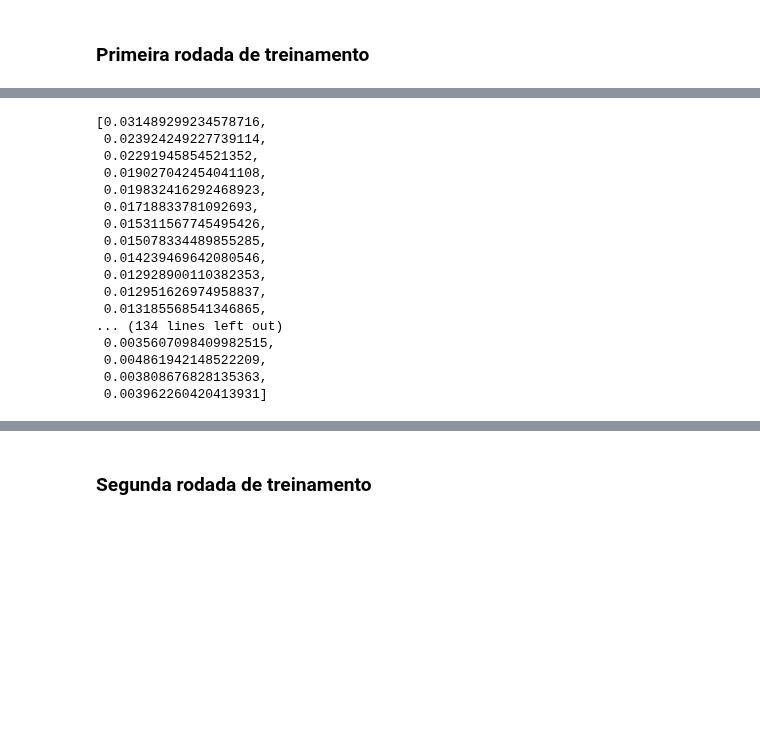
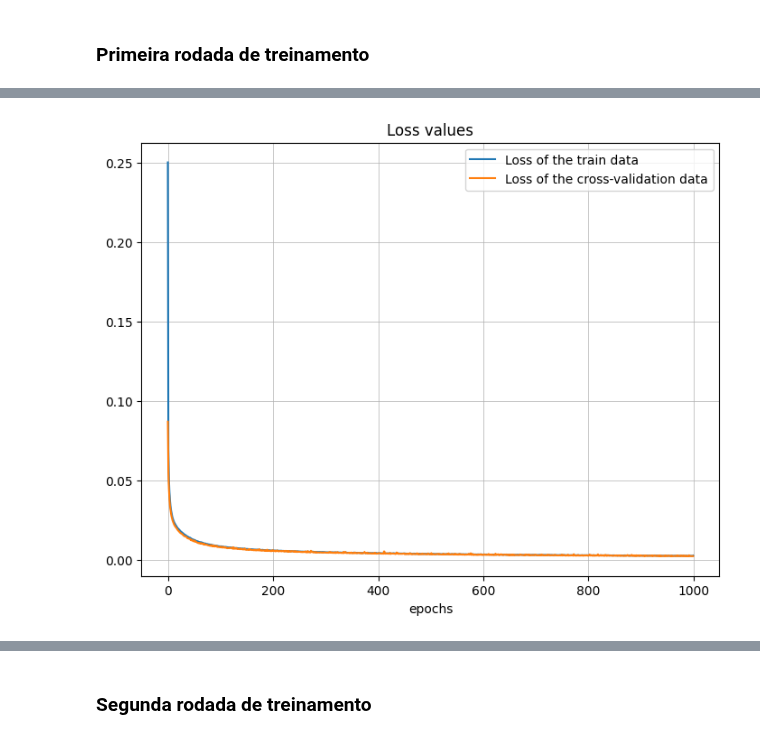
Before and after one commit to Shnrqpdr/inverse-scattering, a Jupyter notebook: circular-billiard.ipynb, the cells around one changed output, grey strips where cells are left out. Saved outputs shown, nothing was run; the diff lists cells and outputs as text; code cells hidden in the pictures; blank space fills up the shorter version.

```diff
--- a/circular-billiard.ipynb
+++ b/circular-billiard.ipynb
@@ -95,8 +95,8 @@ real_train_target, validation_target = train_test_split(train_target, test_size
 
 input_size = 603
 output_size = 2
-batch_size = 32
-num_epochs = 150
+batch_size = 256
+num_epochs = 1000
 learning_rate = 0.0001
 # %%
 train_loader, val_loader, test_loader = utils.prepare_data(real_train_data, real_train_target, test_data, test_target, validation_data, validation_target, batch_size)
@@ -108,24 +108,24 @@ torch.Size([30856, 2]) torch.Size([13224, 2]) torch.Size([11020, 2])
 # %% [markdown]
 ### Primeira rodada de treinamento
 # %%
-nums_neurons = [20, 40, 60, 80, 100, 140, 180, 220, 260, 300, 340, 380, 420]
+# nums_neurons = [20, 40, 60, 80, 100, 140, 180, 220, 260, 300, 340, 380, 420]
 running_loss_total_arrays = []
 val_loss_total_arrays = []
 test_loss_total = []
 
-for num in nums_neurons:
+# for num in nums_neurons:
 
-    model = gMLP.GeneralizedMLP(input_size, output_size, 1, num)
-    criterion = nn.MSELoss()
-    optimizer = optim.Adam(model.parameters(), lr=learning_rate)
+model = gMLP.GeneralizedMLP(input_size, output_size, 1)
+criterion = nn.MSELoss()
+optimizer = optim.Adam(model.parameters(), lr=learning_rate)
 
-    # Train and evaluate the model
-    running_loss_array, val_loss_array = gMLP.train_model(model, criterion, optimizer, train_loader, val_loader, num_epochs)
+# Train and evaluate the model
+running_loss_array, val_loss_array = gMLP.train_model(model, criterion, optimizer, train_loader, val_loader, num_epochs)
 
-    running_loss_total_arrays.append(running_loss_array)
-    val_loss_total_arrays.append(val_loss_array)
-    outputs, test_loss = gMLP.evaluate_model(model, criterion, test_loader)
-    test_loss_total.append(test_loss)
+running_loss_total_arrays.append(running_loss_array)
+val_loss_total_arrays.append(val_loss_array)
+outputs, test_loss = gMLP.evaluate_model(model, criterion, test_loader)
+test_loss_total.append(test_loss)
 
 # torch.save(model.state_dict(), 'mlp_weights.pth')
 # %% [output]
@@ -179,21 +175,17 @@ plt.grid(linestyle='-', linewidth=0.5)
-# %%
-val_loss_total_arrays[-1]
-# %% [output]
-[0.031489299234578716,
- 0.023924249227739114,
- 0.02291945854521352,
- 0.019027042454041108,
- 0.019832416292468923,
- 0.01718833781092693,
- 0.015311567745495426,
- 0.015078334489855285,
- 0.014239469642080546,
- 0.012928900110382353,
- 0.012951626974958837,
- 0.013185568541346865,
-... (134 lines left out)
- 0.0035607098409982515,
- 0.004861942148522209,
- 0.003808676828135363,
- 0.003962260420413931]
+# %%
+fig = plt.figure(figsize=(8,6))
+axes = fig.add_axes([0.1,0.1,0.8,0.8])
+list_train = running_loss_total_arrays[0]
+list_val = val_loss_total_arrays[0]
+
+
+axes.plot(list_train, ls='-', lw=1.5, label='Loss of the train data')
+axes.plot(list_val, ls='-', lw=1.5, label='Loss of the cross-validation data')
+
+axes.set_title(f'Loss values')
+axes.set_xlabel(f'epochs')
+axes.legend(loc='upper right')
+plt.grid(linestyle='-', linewidth=0.5)
+# %% [output]
+[figure, added]
 # %%
```
Also changed, not shown: parts of 19 cells of this notebook, 21 other files.
